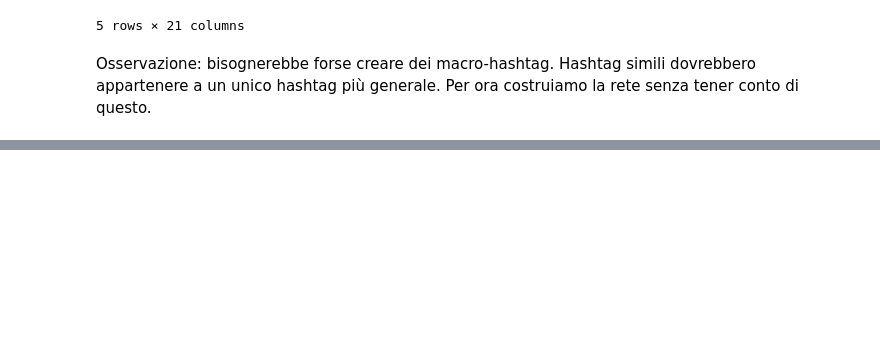
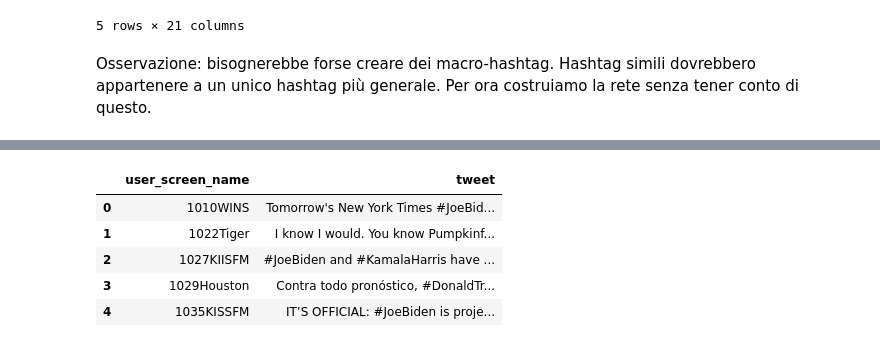
Before and after one commit to divadde/social_network_analysis_project, a Jupyter notebook: net-analysis-project.ipynb, the cells around one changed output, grey strips where cells are left out. Drawn from its saved outputs; the diff is of its cells as text; code cells hidden in the pictures; blank space fills up the shorter version.

```diff
--- a/net-analysis-project.ipynb
+++ b/net-analysis-project.ipynb
@@ -756,0 +777,10 @@ plt.show()
+# %%
+df_country_e_follower= df_country[df_country["user_followers_count"]>10000]
+print(f"Total tweets: {len(df_country_e_follower)}")
+print(df_country_e_follower["user_screen_name"].value_counts())
+
+#Concatenazione dei tweet per l'utente
+grouped_df = df_country_e_follower.groupby('user_screen_name')['tweet'].apply(lambda tweets: ' '.join(tweets)).reset_index()
+print(f"Total tweets after concate: {len(grouped_df)}")
+print(len(grouped_df))
+print(grouped_df["user_screen_name"].value_counts())
@@ -756,0 +805,9 @@ plt.show()
+# %%
+grouped_df.head()
+# %% [output]
+|  | user_screen_name | tweet |
+| 0 | 1010WINS | Tomorrow's New York Times #JoeBid... |
+| 1 | 1022Tiger | I know I would. You know Pumpkinf... |
+| 2 | 1027KIISFM | #JoeBiden and #KamalaHarris have ... |
+| 3 | 1029Houston | Contra todo pronóstico, #DonaldTr... |
+| 4 | 1035KISSFM | IT’S OFFICIAL: #JoeBiden is proje... |
```
Also changed, not shown: parts of 14 cells of this notebook.
